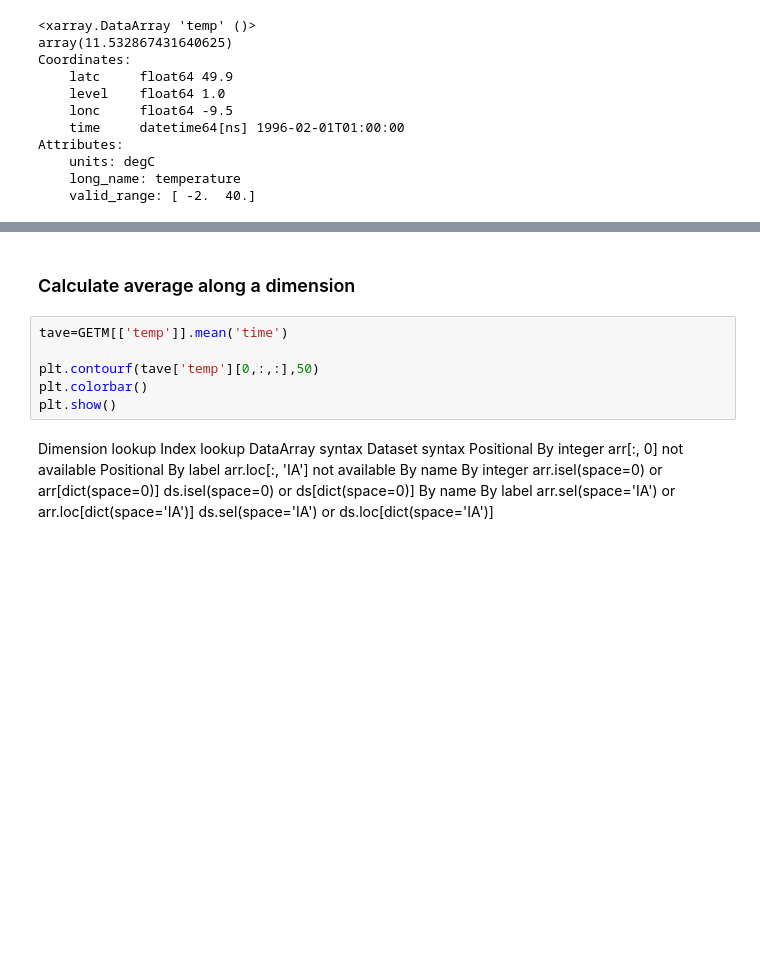
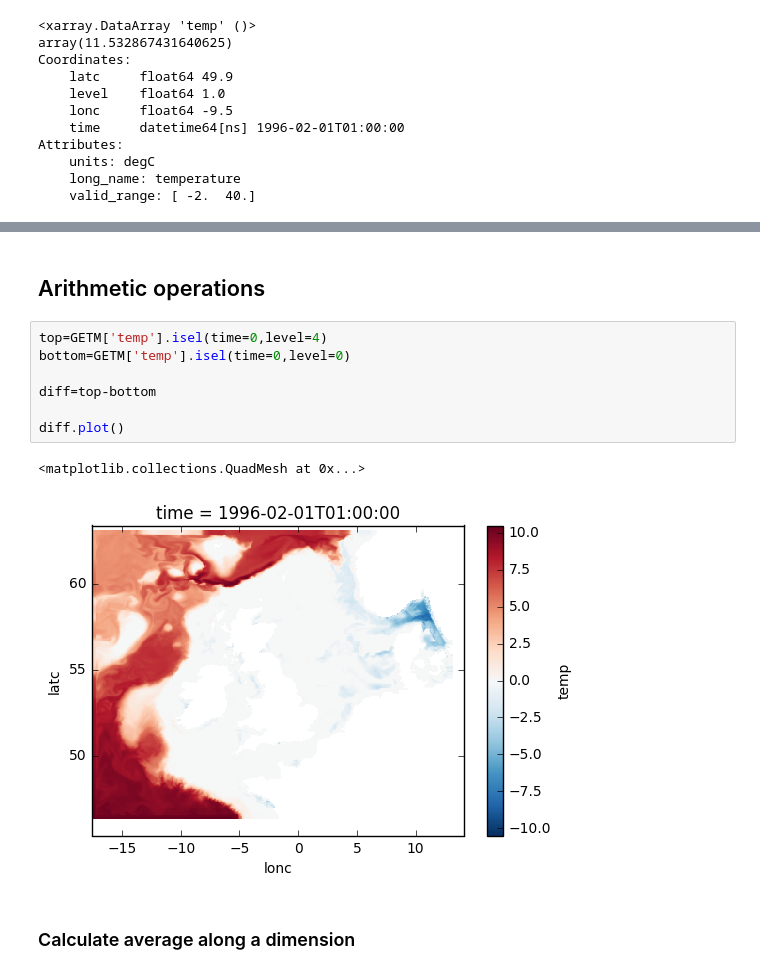
Before and after one commit to ueapy/enveast_python_course_materials, a Jupyter notebook: Day_3/20-Working_with_NetCDF_data.ipynb, the cells around one changed output, grey strips where cells are left out. Cells and saved outputs as stored; diff of their text form; blank space fills up the shorter version.

```diff
--- a/Day_3/20-Working_with_NetCDF_data.ipynb
+++ b/Day_3/20-Working_with_NetCDF_data.ipynb
@@ -139,18 +402,14 @@ Attributes:
+# %% [markdown]
+## Arithmetic operations
+# %%
+top=GETM['temp'].isel(time=0,level=4)
+bottom=GETM['temp'].isel(time=0,level=0)
+
+diff=top-bottom
+
+diff.plot()
+# %% [output]
+<matplotlib.collections.QuadMesh at 0x...>
+[figure, added]
 # %% [markdown]
 ### Calculate average along a dimension
-# %%
-tave=GETM[['temp']].mean('time')
-
-plt.contourf(tave['temp'][0,:,:],50)
-plt.colorbar()
-plt.show()
-# %% [markdown]
-Dimension lookup 	Index lookup 	DataArray syntax 	Dataset syntax
-Positional 	By integer 	arr[:, 0] 	not available
-Positional 	By label 	arr.loc[:, 'IA'] 	not available
-By name 	By integer 	arr.isel(space=0) or
-arr[dict(space=0)] 	ds.isel(space=0) or
-ds[dict(space=0)]
-By name 	By label 	arr.sel(space='IA') or
-arr.loc[dict(space='IA')] 	ds.sel(space='IA') or
-ds.loc[dict(space='IA')]
```
Also changed, not shown: parts of 40 cells of this notebook, 1 other file.
